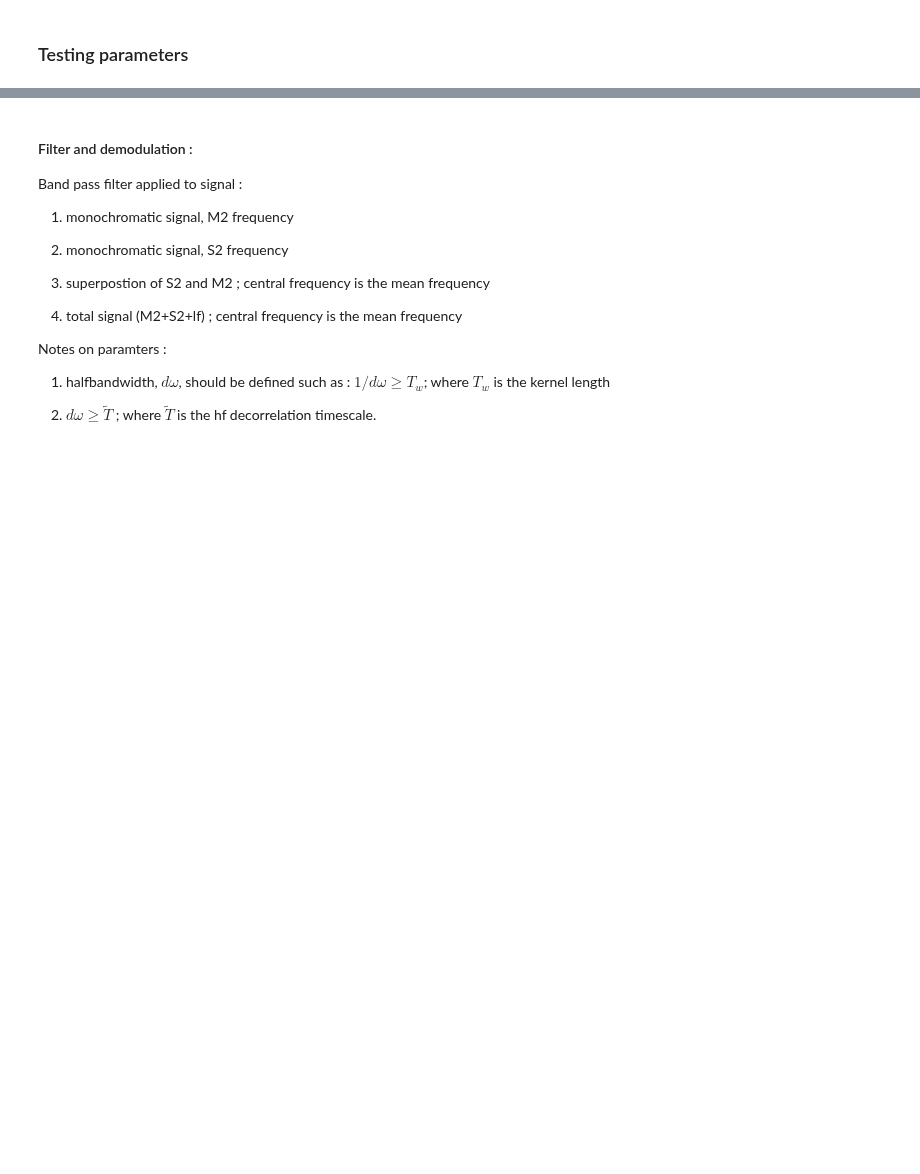
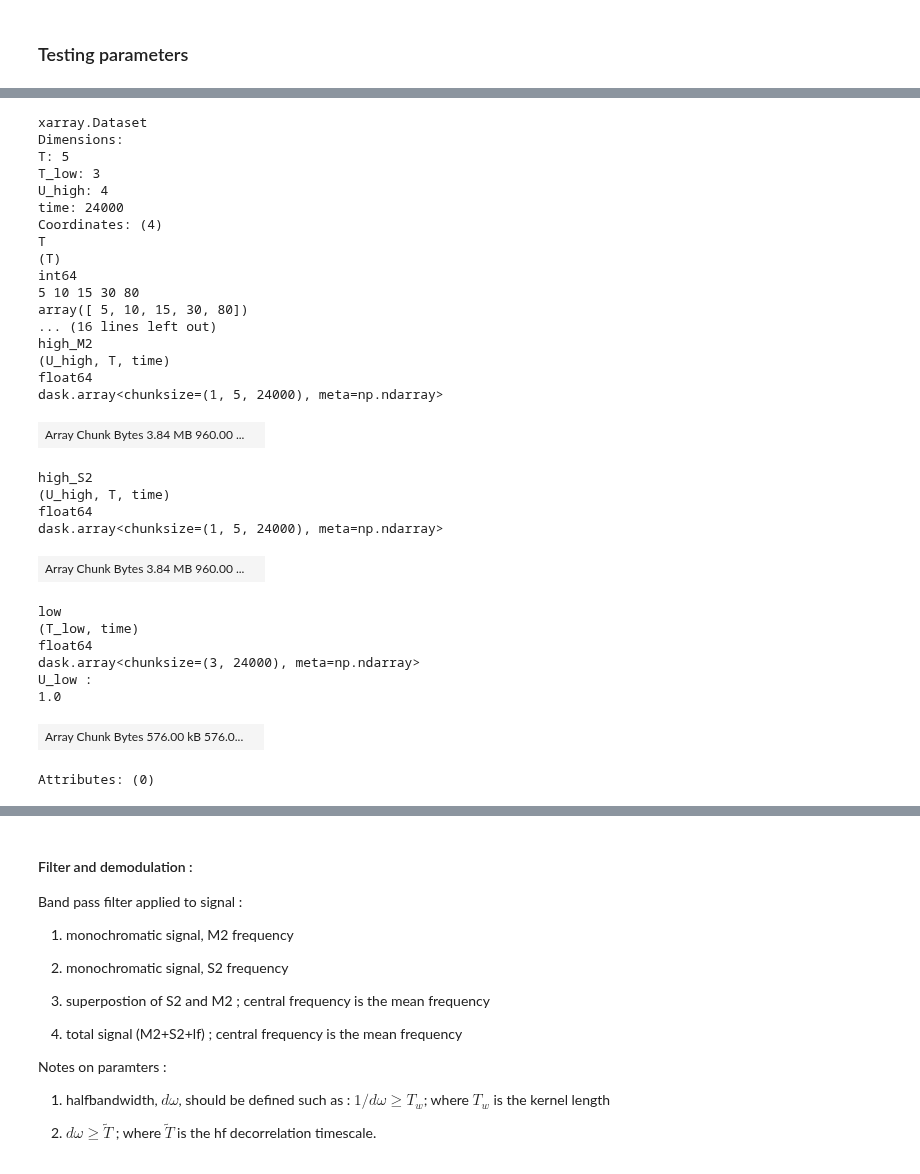
Before and after one commit to zcasparco/equinox_phd, a Jupyter notebook: synthetic_stats/bpassed_hilbert.ipynb, the cells around one changed output, grey strips where cells are left out. Cells and saved outputs as stored; diff of their text form; code cells hidden in the pictures; blank space fills up the shorter version.

```diff
--- a/synthetic_stats/bpassed_hilbert.ipynb
+++ b/synthetic_stats/bpassed_hilbert.ipynb
@@ -331,2 +282,41 @@ sigma_M2 :
+# %%
+U_high = [0.01,0.05,0.1,1.]
+
+da_high_M2 = xr.concat([da_high_M2*U for U in U_high],dim='U_high').assign_coords({'U_high':U_high})
+da_high_S2 = xr.concat([da_high_S2*U for U in U_high],dim='U_high').assign_coords({'U_high':U_high})
+ds = xr.merge([da_high_M2,da_high_S2, da_low.rename({'T':'T_low'})])
+ds
+# %% [output]
+xarray.Dataset
+Dimensions:
+T: 5
+T_low: 3
+U_high: 4
+time: 24000
+Coordinates: (4)
+T
+(T)
+int64
+5 10 15 30 80
+array([ 5, 10, 15, 30, 80])
+... (16 lines left out)
+high_M2
+(U_high, T, time)
+float64
+dask.array<chunksize=(1, 5, 24000), meta=np.ndarray>
+| Array Chunk Bytes 3.84 MB 960.00 ... |  |
+high_S2
+(U_high, T, time)
+float64
+dask.array<chunksize=(1, 5, 24000), meta=np.ndarray>
+| Array Chunk Bytes 3.84 MB 960.00 ... |  |
+low
+(T_low, time)
+float64
+dask.array<chunksize=(3, 24000), meta=np.ndarray>
+U_low :
+1.0
+| Array Chunk Bytes 576.00 kB 576.0... |  |
+Attributes: (0)
 # %%
 ds['high_MS'] = ds.high_M2+ds.high_S2
```
Also changed, not shown: parts of 13 cells of this notebook.
